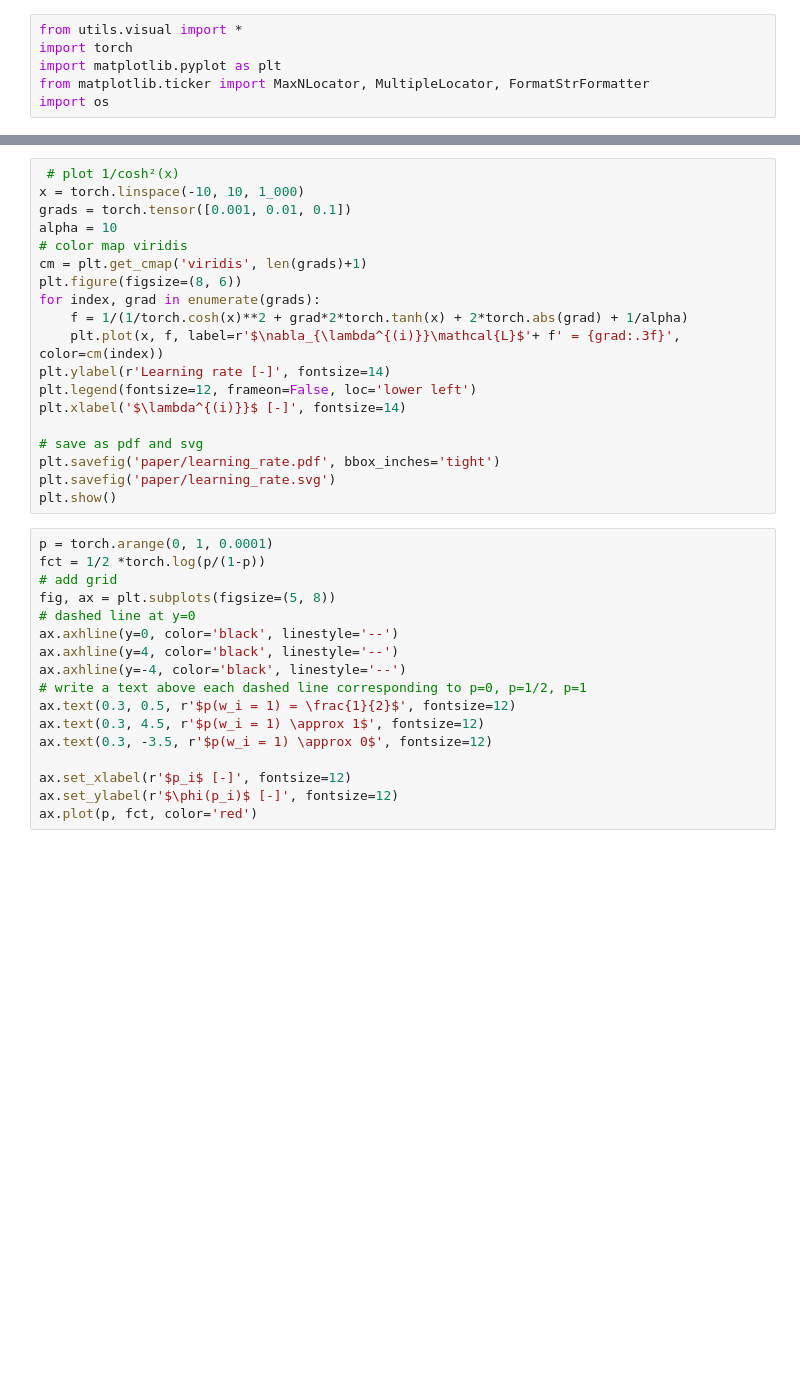
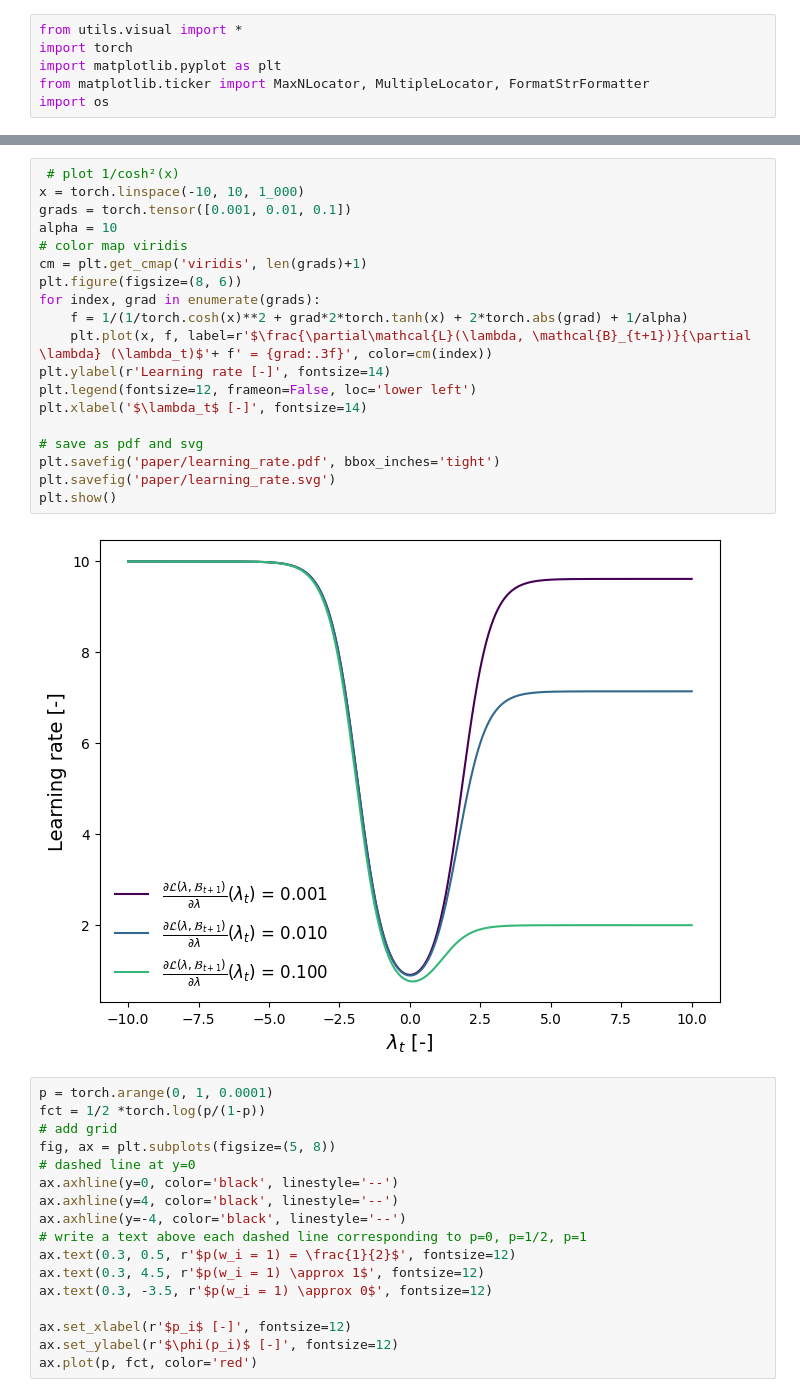
Before and after one commit to kellian-cottart/binarized-neural-networks, a Jupyter notebook: paper-figures.ipynb, the cells around one changed output, grey strips where cells are left out. Cells and saved outputs as stored; diff of their text form; blank space fills up the shorter version.

```diff
--- a/paper-figures.ipynb
+++ b/paper-figures.ipynb
@@ -90,22 +165,24 @@ plt.savefig('paper/kl_divergence.svg')
 # %%
  # plot 1/cosh²(x)
 x = torch.linspace(-10, 10, 1_000)
 grads = torch.tensor([0.001, 0.01, 0.1])
 alpha = 10
 # color map viridis
 cm = plt.get_cmap('viridis', len(grads)+1)
 plt.figure(figsize=(8, 6))
 for index, grad in enumerate(grads):
     f = 1/(1/torch.cosh(x)**2 + grad*2*torch.tanh(x) + 2*torch.abs(grad) + 1/alpha)
-    plt.plot(x, f, label=r'$\nabla_{\lambda^{(i)}}\mathcal{L}$'+ f' = {grad:.3f}', color=cm(index))
+    plt.plot(x, f, label=r'$\frac{\partial\mathcal{L}(\lambda, \mathcal{B}_{t+1})}{\partial \lambda} (\lambda_t)$'+ f' = {grad:.3f}', color=cm(index))
 plt.ylabel(r'Learning rate [-]', fontsize=14)
 plt.legend(fontsize=12, frameon=False, loc='lower left')
-plt.xlabel('$\lambda^{(i)}}$ [-]', fontsize=14)
+plt.xlabel('$\lambda_t$ [-]', fontsize=14)
 
 # save as pdf and svg
 plt.savefig('paper/learning_rate.pdf', bbox_inches='tight')
 plt.savefig('paper/learning_rate.svg')
 plt.show()
+# %% [output]
+[figure, added]
 # %%
 p = torch.arange(0, 1, 0.0001)
 fct = 1/2 *torch.log(p/(1-p))
```
Also changed, not shown: parts of 5 cells of this notebook, 6 other files.
